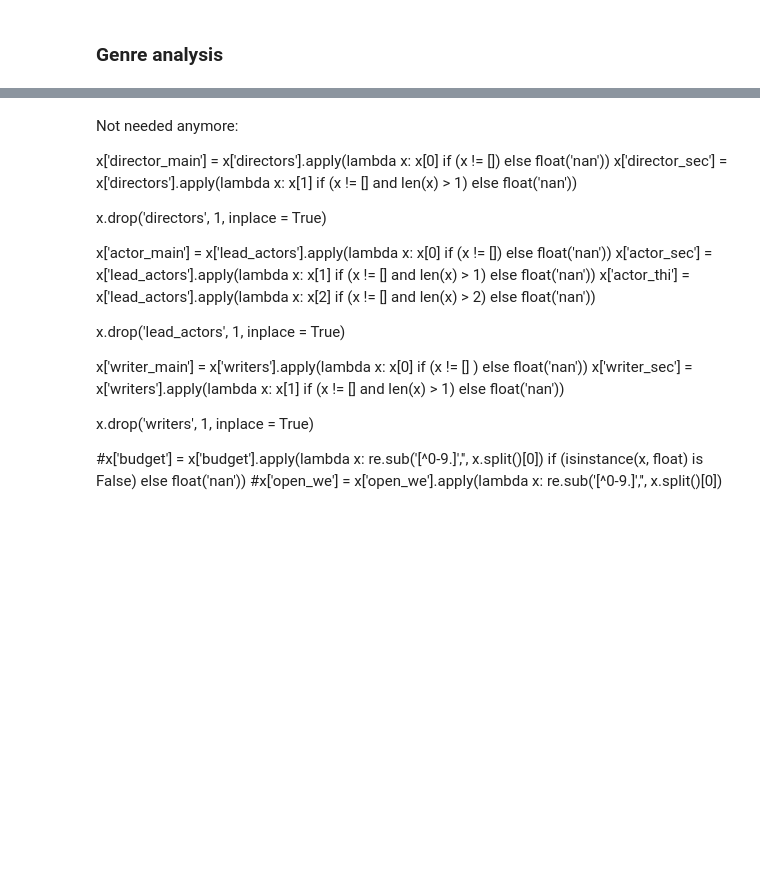
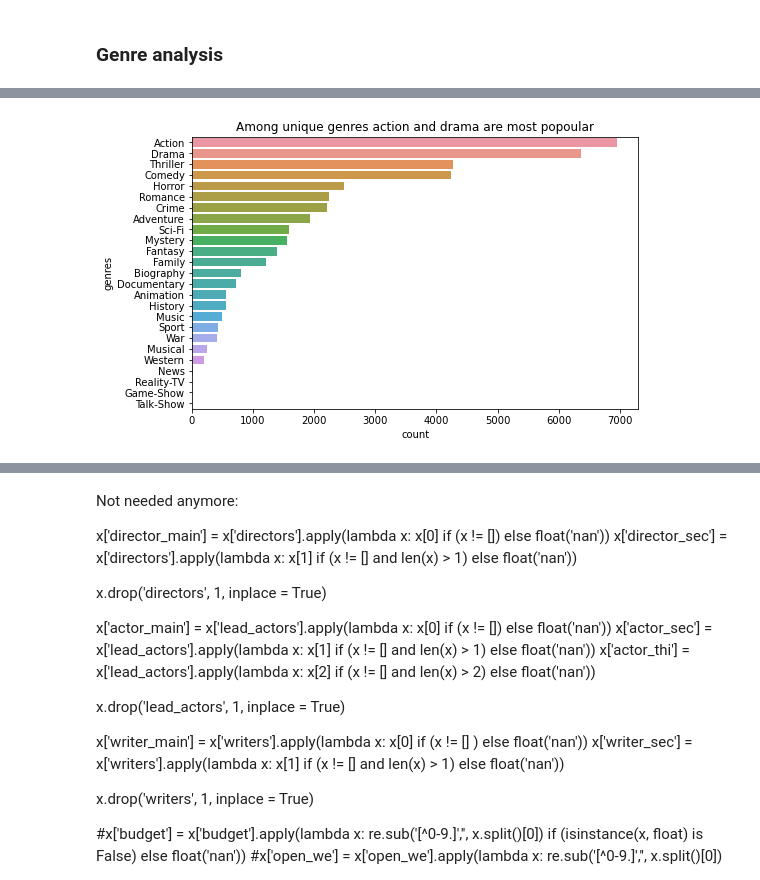
Before and after one commit to kristofrabay/python_practise, a Jupyter notebook: imdb_analysis.ipynb, the cells around one changed output, grey strips where cells are left out. Drawn from its saved outputs; the diff is of its cells as text; code cells hidden in the pictures; blank space fills up the shorter version.

```diff
--- a/imdb_analysis.ipynb
+++ b/imdb_analysis.ipynb
@@ -673,0 +683,6 @@ plt.show()
+# %%
+genres = x[x['genres'].notnull()]
+genres['genres'] = genres['genres'].apply(lambda x: ast.literal_eval(x))
+genres = genres.explode('genres')[['title', 'year', 'genres', 'rating', 'budget', 'revenue', 'roi']].reset_index(drop = True)
+genres['roi'] = genres['roi'].replace(inf, nan)
+genres.head()
@@ -673,0 +701,8 @@ plt.show()
+# %%
+genres_count = genres.groupby('genres').count().reset_index()[['genres', 'title']].rename(columns = {'title' : 'count'}).sort_values('count', ascending = False)
+plt.figure(figsize=(8,5))
+sns.barplot(y = 'genres', x = 'count', data = genres_count)
+plt.title('Among unique genres action and drama are most popoular')
+plt.show()
+# %% [output]
+[figure, added]
```
Also changed, not shown: parts of 12 cells of this notebook.
